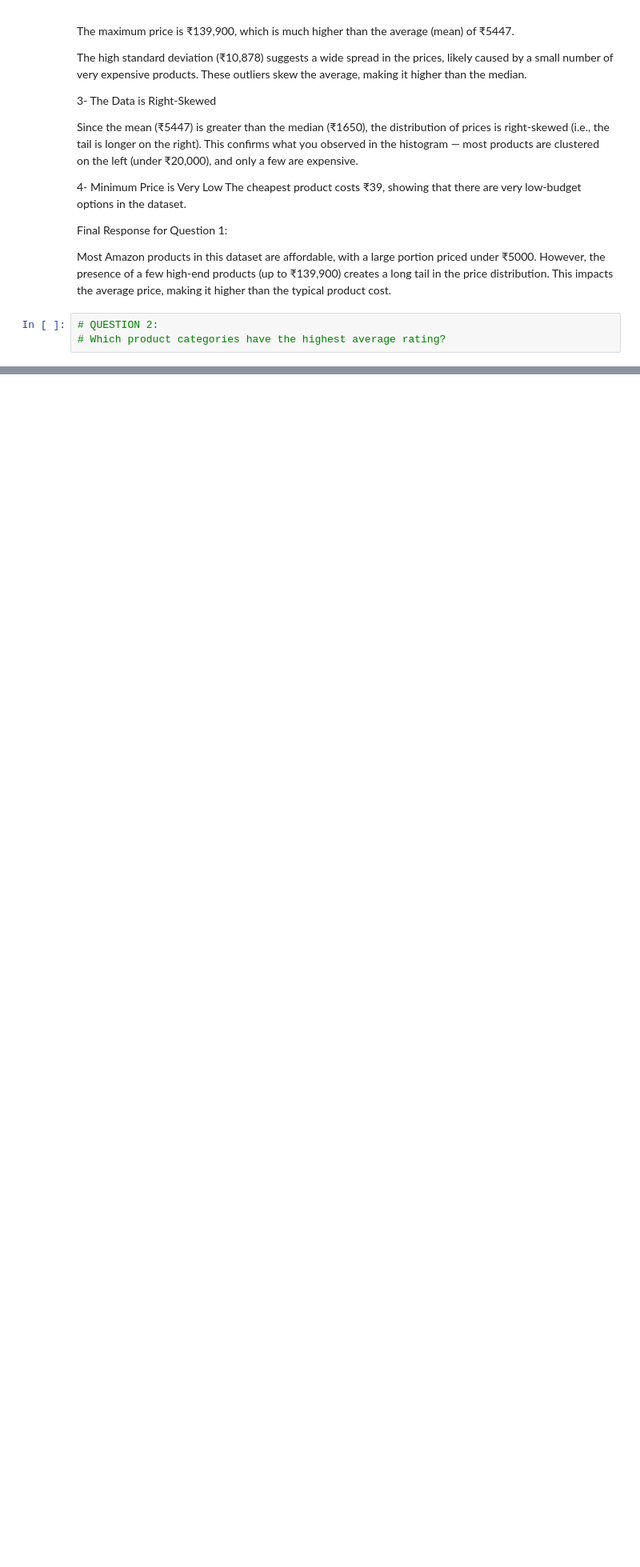
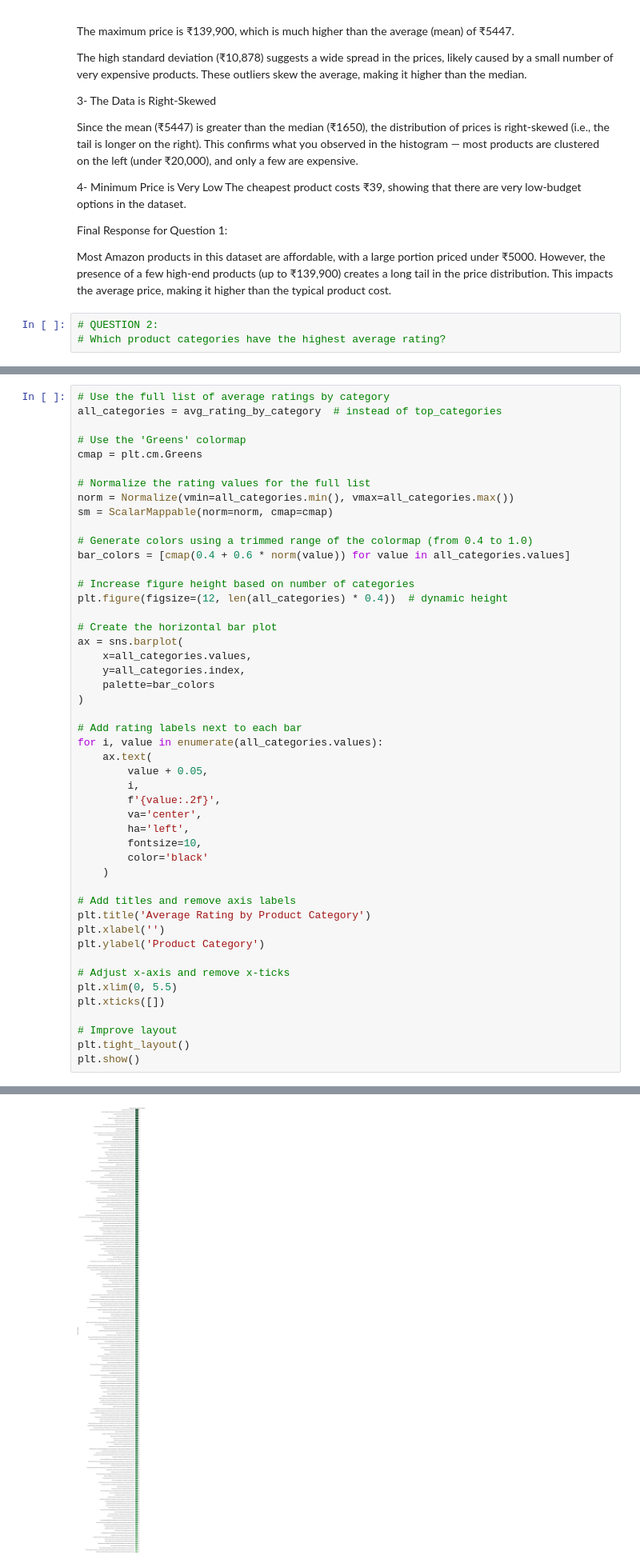
Before and after one commit to ggosdinski/Amazon-Sales-Repository, a Jupyter notebook: AmazonSalesAnalysis.ipynb, the cells around one changed output, grey strips where cells are left out. Shown at 80% size. Drawn from its saved outputs; the diff is of its cells as text; blank space fills up the shorter version.

```diff
--- a/AmazonSalesAnalysis.ipynb
+++ b/AmazonSalesAnalysis.ipynb
@@ -231,0 +312,49 @@ Passing `palette` without assigning `hue` is deprecated and will be removed in v
+# %%
+# Use the full list of average ratings by category
+all_categories = avg_rating_by_category  # instead of top_categories
+
+# Use the 'Greens' colormap
+cmap = plt.cm.Greens
+
+# Normalize the rating values for the full list
+norm = Normalize(vmin=all_categories.min(), vmax=all_categories.max())
+sm = ScalarMappable(norm=norm, cmap=cmap)
+
+# Generate colors using a trimmed range of the colormap (from 0.4 to 1.0)
+bar_colors = [cmap(0.4 + 0.6 * norm(value)) for value in all_categories.values]
+
+# Increase figure height based on number of categories
+plt.figure(figsize=(12, len(all_categories) * 0.4))  # dynamic height
+
+# Create the horizontal bar plot
+ax = sns.barplot(
+    x=all_categories.values,
+    y=all_categories.index,
+    palette=bar_colors
+)
+
+# Add rating labels next to each bar
+for i, value in enumerate(all_categories.values):
+    ax.text(
+        value + 0.05,
+        i,
+        f'{value:.2f}',
+        va='center',
+        ha='left',
+        fontsize=10,
+        color='black'
+    )
+
+# Add titles and remove axis labels
+plt.title('Average Rating by Product Category')
+plt.xlabel('')
+plt.ylabel('Product Category')
+
+# Adjust x-axis and remove x-ticks
+plt.xlim(0, 5.5)
+plt.xticks([])
+
+# Improve layout
+plt.tight_layout()
+plt.show()
+# %% [output]
@@ -232,3 +364,4 @@ Passing `palette` without assigning `hue` is deprecated and will be removed in v
+[figure, added]
 # %% [markdown]
 Insights from the Average Product Rating by Category
 
```
Also changed, not shown: parts of 15 cells of this notebook.
